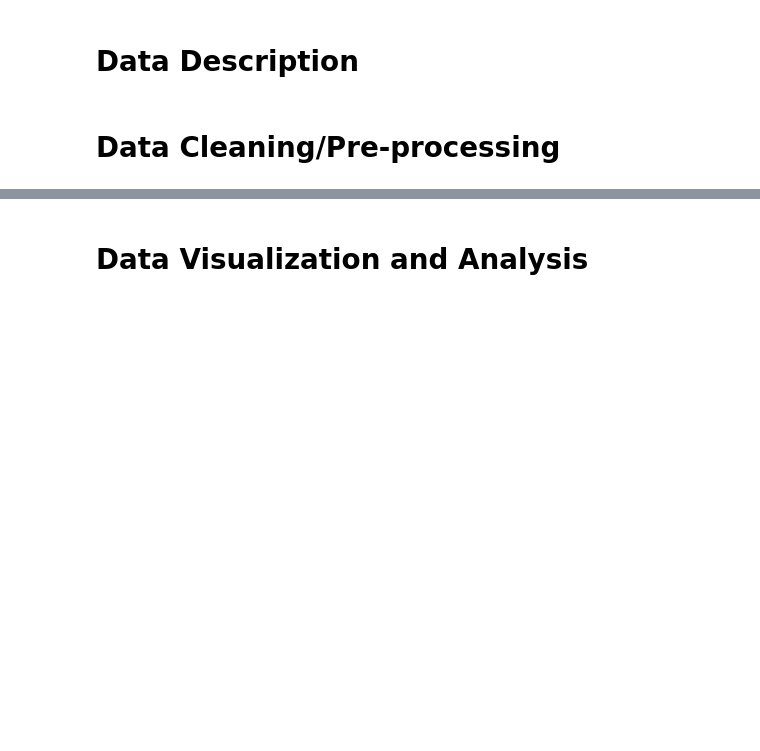
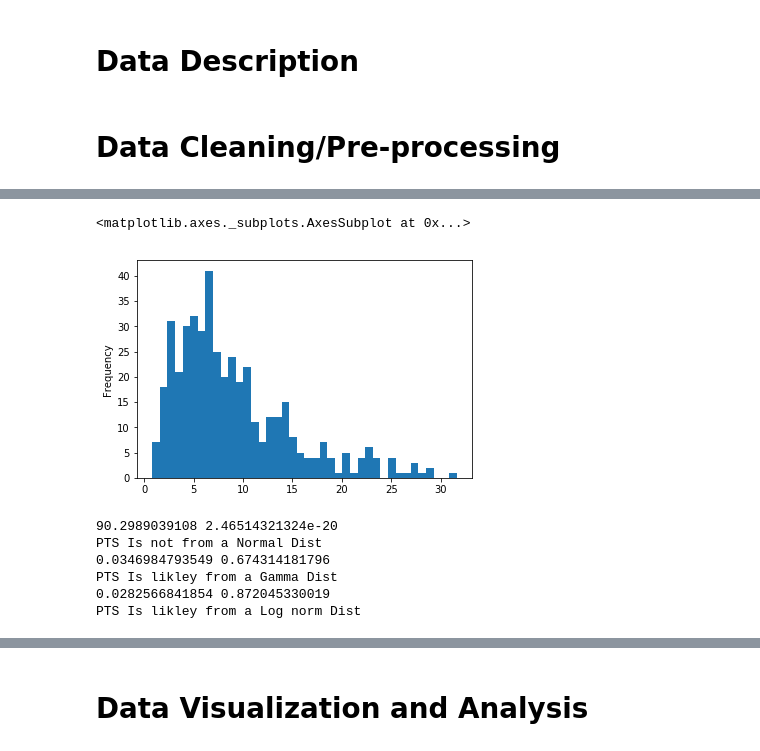
Before and after one commit to AaronWong14/Cogs108ProjectNBA, a Jupyter notebook: FinalProject.ipynb, the cells around one changed output, grey strips where cells are left out. Saved outputs shown, nothing was run; the diff lists cells and outputs as text; code cells hidden in the pictures; blank space fills up the shorter version.

Commit message:
Added 2016 graphs

```diff
--- a/FinalProject.ipynb
+++ b/FinalProject.ipynb
@@ -1147,3 +1148,6 @@ for df in lst_ranked_seasons:
     else:
         df.to_csv('ranked_teams_20' + str(index) + '.csv')
     index += 1
+# %%
+#Data Visualization from 2016 (we used this info to make our calculations and made one for each year from 2000)
+df_2016 = pd.read_csv('clean_players_2016.csv')
@@ -1149,0 +1175,37 @@ for df in lst_ranked_seasons:
+# %%
+df_2016['PTS'].plot.hist(bins=40)
+# %% [output]
+<matplotlib.axes._subplots.AxesSubplot at 0x...>
+[figure, added]
+# %%
+z,pval = stats.normaltest(df_2016['PTS'])
+print(z, pval)
+if(pval < 0.05):
+    print('PTS Is not from a Normal Dist')
+else:
+    print('PTS Is likley from a Normal Dist')
+
+size = df_2016['PTS'].size
+x = scipy.arange(size)
+param = stats.gamma.fit(df_2016['PTS'])
+stat, kpval = kstest(df_2016['PTS'], 'gamma', param)
+print(stat, kpval)
+if(kpval < 0.05):
+    print('PTS Is not from a Gamma Dist')
+else:
+    print('PTS Is likley from a Gamma Dist')
+
+param = stats.lognorm.fit(df_2016['PTS'])
+stat, kpval = kstest(df_2016['PTS'], 'lognorm', param)
+print(stat, kpval)
+if(kpval < 0.05):
+    print('PTS Is not from a Log norm Dist')
+else:
+    print('PTS Is likley from a Log norm Dist')
+# %% [output]
+90.2989039108 2.46514321324e-20
+PTS Is not from a Normal Dist
+0.0346984793549 0.674314181796
+PTS Is likley from a Gamma Dist
+0.0282566841854 0.872045330019
+PTS Is likley from a Log norm Dist
```
Also changed, not shown: parts of 12 cells of this notebook.
